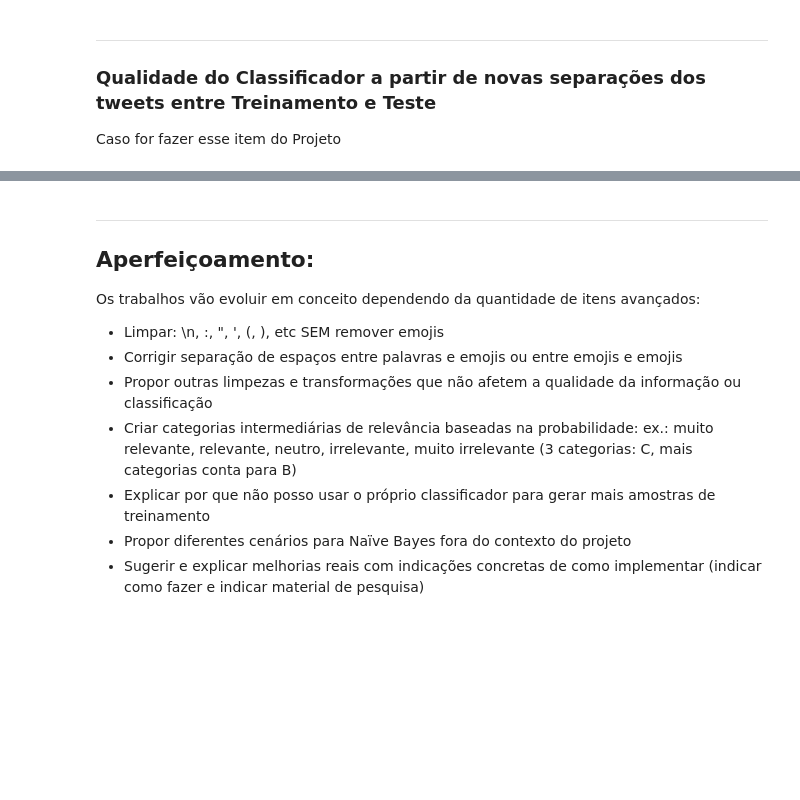
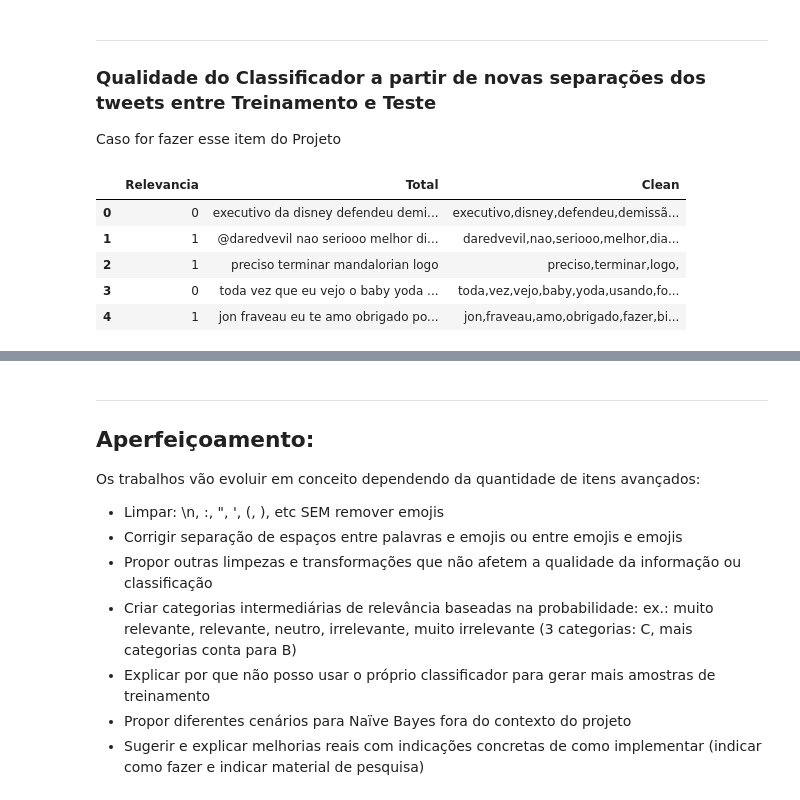
Before and after one commit to leticiacb1/TheMandalorian, a Jupyter notebook: Classificador_NaiveBayes_Mandalorian.ipynb, the cells around one changed output, grey strips where cells are left out. Saved outputs shown, nothing was run; the diff lists cells and outputs as text; code cells hidden in the pictures; blank space fills up the shorter version.

```diff
--- a/Classificador_NaiveBayes_Mandalorian.ipynb
+++ b/Classificador_NaiveBayes_Mandalorian.ipynb
@@ -163,0 +98,7 @@ def frases_to_words (Serie_frases):
+# %%
+#Limpando os tweets retirando pontos desnecessarios
+def limpeza(tweet):
+    punctuation = '[@\-/!.:?;,''"]'
+    pattern = re.compile(punctuation)
+    text_subbed = re.sub(pattern,'', tweet)
+    return text_subbed
@@ -163,0 +135,13 @@ def frases_to_words (Serie_frases):
+# %%
+#retira escritas comuns em tweets, mas irrelevantes para análise de dados
+def tweet_to_frase(lista):
+    '''
+    Aqui desconsideraremos as palavras "mandalorian" ou "the", visto que essas
+    pertencem a  basicamente todo tweet analisado, e sua presença irá apenas impactar a base de dados
+    com maior perncentualidade, no caso a de "relevantes".
+    '''
+    for i,word in enumerate(lista):
+        if 'rt' in word or 'https' in word or'the' in word or 'mandalorian' in word:
+            lista[i]=lista[i].replace(word,'null')
+    new_list=[x for x in lista if x!='null']
+    return new_list
@@ -459,0 +456,24 @@ Caso for fazer esse item do Projeto
+# %%
+#Juntando os tweets em um unico DF
+test = pd.read_excel(filename, sheet_name = 'Teste').drop('Relevancia',axis=1)
+test['Relevancia']=test['New']
+test['Total']=test['Teste']
+test=test.drop(['New','Teste'],axis=1)
+
+train = pd.read_excel(filename, sheet_name = 'Treinamento')
+train['Total']=train['Treinamento']
+train=train.drop('Treinamento',axis=1)
+
+#Concatenando as tabelas
+data_set=pd.concat([train,test])
+
+#Limpando os tweets
+data_set['Clean']=data_set['Total'].apply(aplica)
+data_set.head()
+# %% [output]
+|  | Relevancia | Total | Clean |
+| 0 | 0 | executivo da disney defendeu demi... | executivo,disney,defendeu,demissã... |
+| 1 | 1 | @daredvevil nao seriooo melhor di... | daredvevil,nao,seriooo,melhor,dia... |
+| 2 | 1 | preciso terminar mandalorian logo | preciso,terminar,logo, |
+| 3 | 0 | toda vez que eu vejo o baby yoda ... | toda,vez,vejo,baby,yoda,usando,fo... |
+| 4 | 1 | jon fraveau eu te amo obrigado po... | jon,fraveau,amo,obrigado,fazer,bi... |
```
Also changed, not shown: parts of 64 cells of this notebook, 7 other files.
